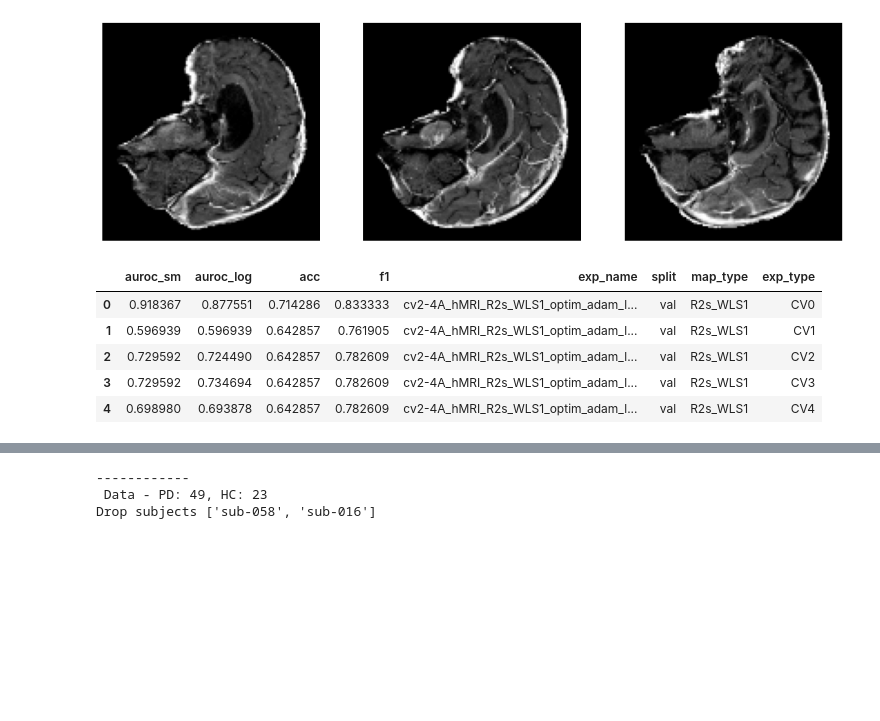
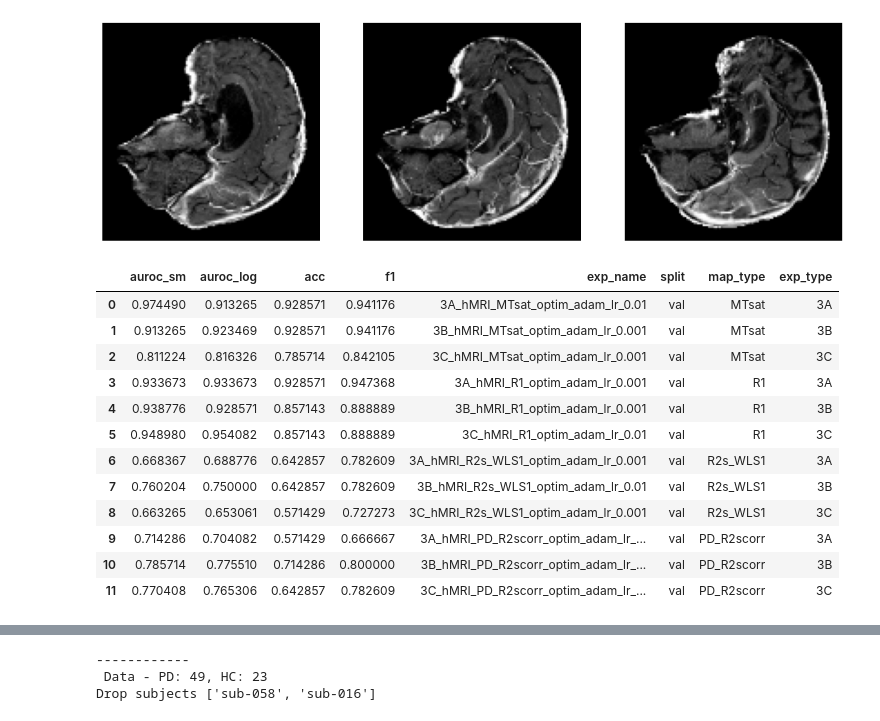
Before and after one commit to alexCortinaU/parkinson_classification, a Jupyter notebook: reading_data.ipynb, the cells around one changed output, grey strips where cells are left out. Saved outputs shown, nothing was run; the diff lists cells and outputs as text; code cells hidden in the pictures; blank space fills up the shorter version.

Commit message:
results and plots for presentation

```diff
--- a/reading_data.ipynb
+++ b/reading_data.ipynb
@@ -667,16 +702,23 @@ plt.show()
 # %% [output]
 [figure]
 # %%
-inf_pd_path = Path('/mrhome/alejandrocu/Documents/parkinson_classification/new_p1_hmri_outs/classification_results/CV4A_val_inference_results.csv')
-exps_results_pd_path = Path('/mrhome/alejandrocu/Documents/parkinson_classification/new_p1_hmri_outs/classification_results/CV4A_val_exps_results.csv')
+inf_pd_path = Path('/mrhome/alejandrocu/Documents/parkinson_classification/new_p1_hmri_outs/classification_results/3_val_inference_results.csv')
+exps_results_pd_path = Path('/mrhome/alejandrocu/Documents/parkinson_classification/new_p1_hmri_outs/classification_results/3_val_exps_results.csv')
 exp3_inf_df = pd.read_csv(inf_pd_path, index_col=None)
 exp3_exp_df = pd.read_csv(exps_results_pd_path, index_col=None)
 exp3_exp_df
 # %% [output]
 |  | auroc_sm | auroc_log | acc | f1 | exp_name | split | map_type | exp_type |
-| 0 | 0.918367 | 0.877551 | 0.714286 | 0.833333 | cv2-4A_hMRI_R2s_WLS1_optim_adam_l... | val | R2s_WLS1 | CV0 |
-| 1 | 0.596939 | 0.596939 | 0.642857 | 0.761905 | cv2-4A_hMRI_R2s_WLS1_optim_adam_l... | val | R2s_WLS1 | CV1 |
-| 2 | 0.729592 | 0.724490 | 0.642857 | 0.782609 | cv2-4A_hMRI_R2s_WLS1_optim_adam_l... | val | R2s_WLS1 | CV2 |
-| 3 | 0.729592 | 0.734694 | 0.642857 | 0.782609 | cv2-4A_hMRI_R2s_WLS1_optim_adam_l... | val | R2s_WLS1 | CV3 |
-| 4 | 0.698980 | 0.693878 | 0.642857 | 0.782609 | cv2-4A_hMRI_R2s_WLS1_optim_adam_l... | val | R2s_WLS1 | CV4 |
+| 0 | 0.974490 | 0.913265 | 0.928571 | 0.941176 | 3A_hMRI_MTsat_optim_adam_lr_0.01 | val | MTsat | 3A |
+| 1 | 0.913265 | 0.923469 | 0.928571 | 0.941176 | 3B_hMRI_MTsat_optim_adam_lr_0.001 | val | MTsat | 3B |
+| 2 | 0.811224 | 0.816326 | 0.785714 | 0.842105 | 3C_hMRI_MTsat_optim_adam_lr_0.001 | val | MTsat | 3C |
+| 3 | 0.933673 | 0.933673 | 0.928571 | 0.947368 | 3A_hMRI_R1_optim_adam_lr_0.001 | val | R1 | 3A |
+| 4 | 0.938776 | 0.928571 | 0.857143 | 0.888889 | 3B_hMRI_R1_optim_adam_lr_0.001 | val | R1 | 3B |
+| 5 | 0.948980 | 0.954082 | 0.857143 | 0.888889 | 3C_hMRI_R1_optim_adam_lr_0.01 | val | R1 | 3C |
+| 6 | 0.668367 | 0.688776 | 0.642857 | 0.782609 | 3A_hMRI_R2s_WLS1_optim_adam_lr_0.001 | val | R2s_WLS1 | 3A |
+| 7 | 0.760204 | 0.750000 | 0.642857 | 0.782609 | 3B_hMRI_R2s_WLS1_optim_adam_lr_0.01 | val | R2s_WLS1 | 3B |
+| 8 | 0.663265 | 0.653061 | 0.571429 | 0.727273 | 3C_hMRI_R2s_WLS1_optim_adam_lr_0.001 | val | R2s_WLS1 | 3C |
+| 9 | 0.714286 | 0.704082 | 0.571429 | 0.666667 | 3A_hMRI_PD_R2scorr_optim_adam_lr_... | val | PD_R2scorr | 3A |
+| 10 | 0.785714 | 0.775510 | 0.714286 | 0.800000 | 3B_hMRI_PD_R2scorr_optim_adam_lr_... | val | PD_R2scorr | 3B |
+| 11 | 0.770408 | 0.765306 | 0.642857 | 0.782609 | 3C_hMRI_PD_R2scorr_optim_adam_lr_... | val | PD_R2scorr | 3C |
 # %%
```
Also changed, not shown: parts of 8 cells of this notebook, 1 other file.
